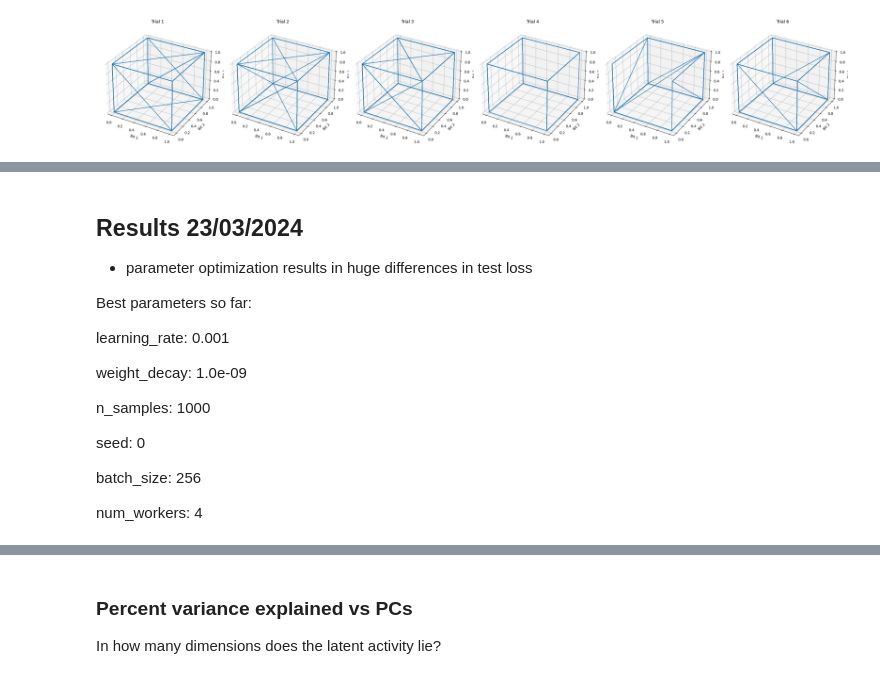
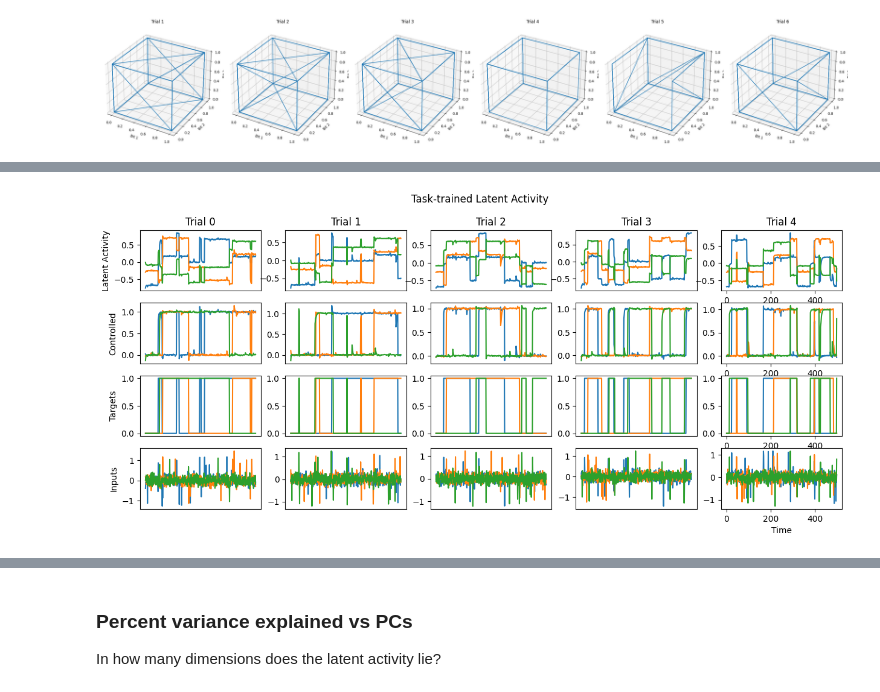
Before and after one commit to alejandradu/gnode, a Jupyter notebook: examples/TaskTraining_Analysis.ipynb, the cells around one changed output, grey strips where cells are left out. Cells and saved outputs as stored; diff of their text form; code cells hidden in the pictures.

```diff
--- a/examples/TaskTraining_Analysis.ipynb
+++ b/examples/TaskTraining_Analysis.ipynb
@@ -134,28 +146,9 @@ analysis_tt_3bff.plot_test_loss()
 # %%
-from ctd.comparison.analysis.tt.tt import Analysis_TT
-fpath_3bff = "/scratch/network/ad2002/content/trained_models/task-trained/20240321_NODE_N3BFF_march21/weight_decay=1e-07 learning_rate=0.0001 max_epochs=1500 seed=0 batch_size=256 num_workers=4 n_samples=1000/"
+path_march23 = "/scratch/network/ad2002/content/trained_models/task-trained/20240323_NODE_N3BFF_march23/weight_decay=1e-09 learning_rate=0.001 max_epochs=1500 seed=0 batch_size=256 num_workers=4 n_samples=1000/"
 # Create the analysis object:
-analysis_tt_3bff = Analysis_TT(
-    run_name = "tt_3BFF",
-    filepath = fpath_3bff)
+ana_march23 = Analysis_TT(run_name = "march23_1", filepath = path_march23)
 
-analysis_tt_3bff.plot_trial_io(num_trials=5)
+ana_march23.plot_trial_io(num_trials=5)
+# %% [output]
+[figure, added]
-# %% [markdown]
-## Results 23/03/2024
-
-* parameter optimization results in huge differences in test loss
-
-Best parameters so far:
-
-learning_rate: 0.001
-
-weight_decay: 1.0e-09
-
-n_samples: 1000
-
-seed: 0
-
-batch_size: 256
-
-num_workers: 4
 # %%
```
Also changed, not shown: parts of 14 cells of this notebook, 23 other files.
